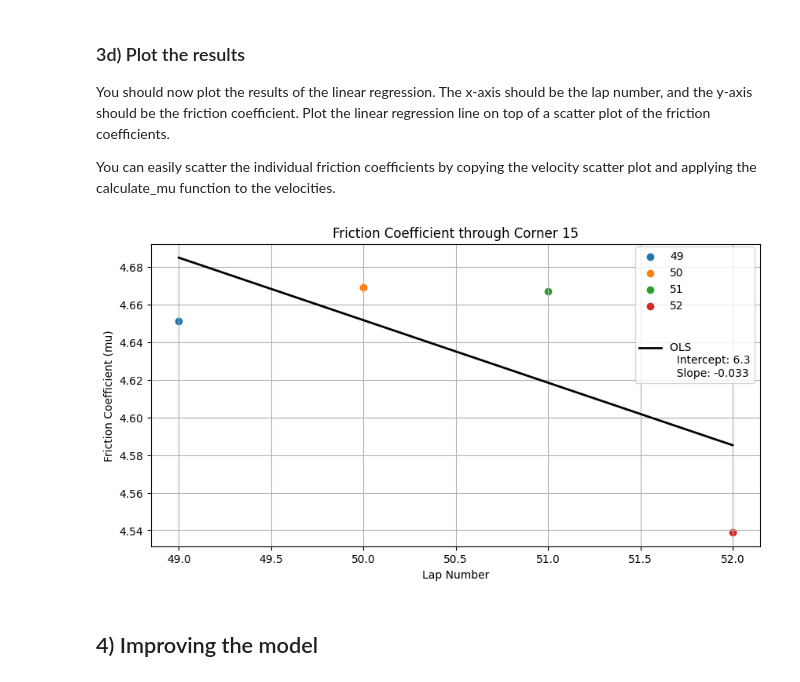
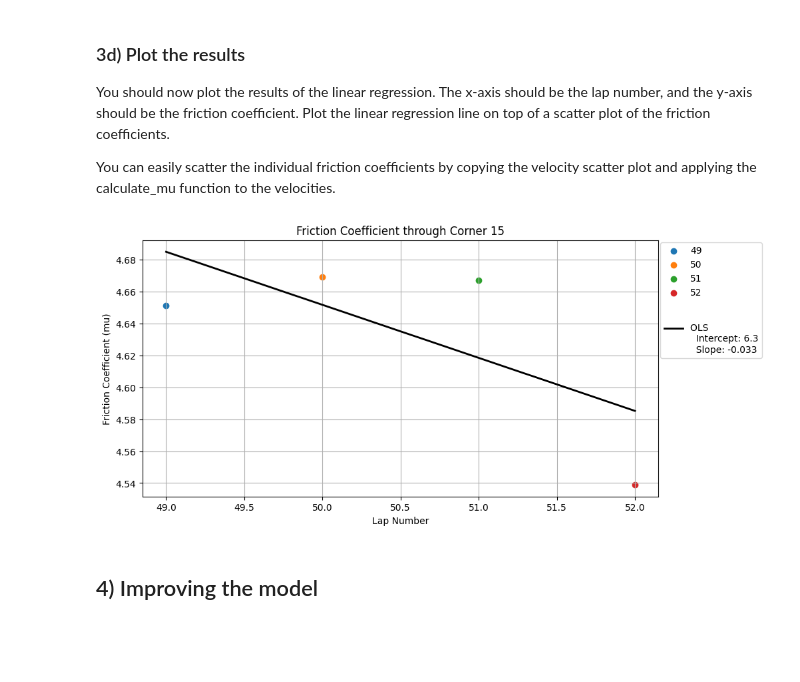
Before and after one commit to hishemok/PICUP, a Jupyter notebook: F1_friction/Friction.ipynb, the cells around one changed output. Drawn from its saved outputs; the diff is of its cells as text; code cells hidden in the pictures; blank space fills up the shorter version.

```diff
--- a/F1_friction/Friction.ipynb
+++ b/F1_friction/Friction.ipynb
@@ -19,11 +19,11 @@ with open('Racing_data.pkl', 'rb') as f:
 # %%
 
 Racers = list(data.keys())
-Lap = list(data[Racers[0]].keys())
+Lap_number = list(data[Racers[0]].keys())
 
 
 for racer in Racers:
-    for lap in Lap:
+    for lap in Lap_number:
         data[racer][lap]['velocity'] = []
         for i in range(len(data[racer][lap]['distance'])):
             if i == 0:
@@ -97,19 +97,20 @@ def start_end_indices(data, racer, lap, start=4840, end=5150):
     return start_idx, end_idx
 # %%
+plt.figure(figsize=(10, 5))
 for racer in Racers:
-    for lap in Lap:
+    for lap in Lap_number:
         start, end = start_end_indices(data, racer, lap, start_of_corner_15, end_of_corner_15)
         average_velocity = np.mean(data[racer][lap]['velocity'][start:end+1])
         plt.scatter(lap, average_velocity,  label=racer if lap == "49" else "")
 plt.xlabel("Lap")
 plt.ylabel("Average Velocity (m/s)")
 plt.title("Average Velocity in Corner 15")
-plt.legend()
+plt.legend(ncol=1, bbox_to_anchor=(1.11, 1.01))
 plt.grid()
 plt.show()
 
-
-for lap in Lap:
+plt.figure(figsize=(10, 5))
+for lap in Lap_number:
     average_velocity = 0
     for racer in Racers:
         start, end = start_end_indices(data, racer, lap, start_of_corner_15, end_of_corner_15)
@@ -119,7 +120,7 @@ for lap in Lap:
 plt.xlabel("Lap")
 plt.ylabel("Average Velocity (m/s)")
 plt.title("Average Velocity in Corner 15 for All Racers")
-plt.legend()
+plt.legend(ncol=1, bbox_to_anchor=(1.11, 1.01))
 plt.grid()
 plt.show()
 # %% [output]
@@ -216,7 +217,7 @@ X = []
 y = []
 g = 9.81  # acceleration due to gravity in m/s^2
 
-for lap in Lap:
+for lap in Lap_number:
     mu_array = []
     for racer in Racers:
         start, end = start_end_indices(data, racer, lap, start_of_corner_15, end_of_corner_15)
@@ -244,27 +245,27 @@ You can easily scatter the individual friction coefficients by copying the veloc
 # %%
 
 plt.figure(figsize=(10, 5))
-for lap in Lap:
+for lap in Lap_number:
     average_velocity = 0
     for i, racer in enumerate(Racers):
         start, end = start_end_indices(data, racer, lap, start_of_corner_15, end_of_corner_15)
         average_velocity += np.mean(data[racer][lap]['velocity'][start:end+1])
     average_velocity /= len(Racers)
     plt.scatter(int(lap), calculate_mu(average_velocity, r, g), label=lap)
 
 
-laps = np.array(Lap, dtype=int)
+laps = np.array(Lap_number, dtype=int)
 
 plt.plot(laps, beta[0] + beta[1] * laps, color='black',label=f'\n\nOLS \n  Intercept: {beta[0]:.2g}\n  Slope: {beta[1]:.2g}', linewidth=2)
 
 
 plt.xlabel("Lap Number")
 plt.ylabel("Friction Coefficient (mu)")
 plt.title("Friction Coefficient through Corner 15")
-plt.legend(ncol=1, bbox_to_anchor=(1, 1.01))
+plt.legend(ncol=1, bbox_to_anchor=(1.21, 1.01))
 plt.grid()
 plt.show()
 # %% [output]
-[figure, old version]
+[figure, new version]
 # %% [markdown]
 ## 4) Improving the model
```
Also changed, not shown: parts of 8 cells of this notebook, 6 other files.
